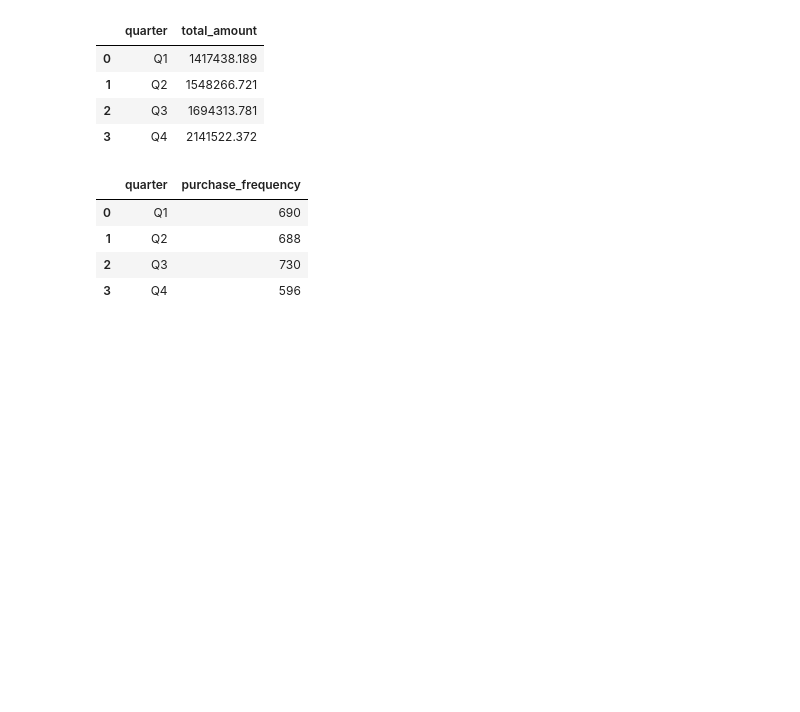
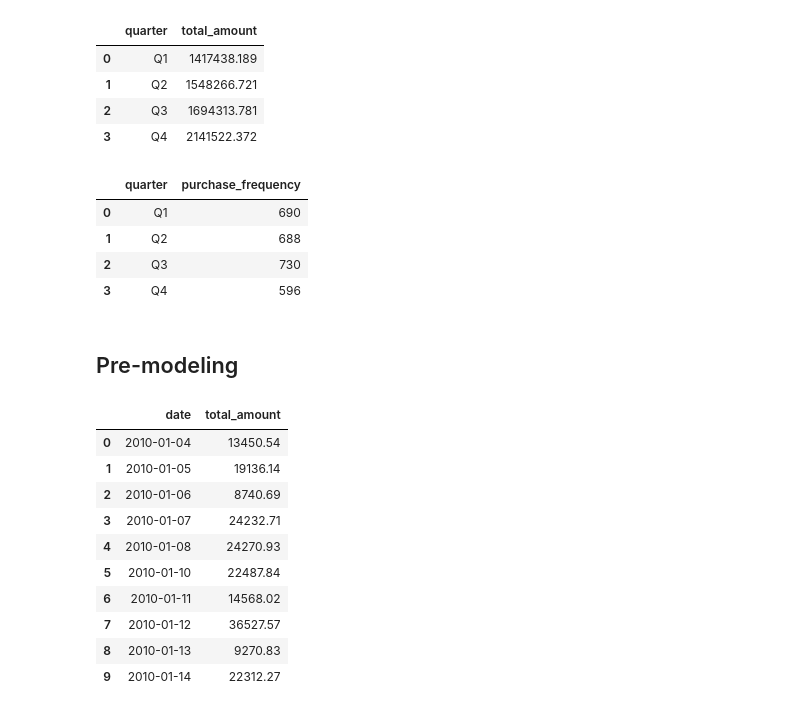
Before and after one commit to yichuang25/Forecasting-Project-Sales, a Jupyter notebook: Analysis&Modeling/Analysis(09-10)_continued.ipynb, the cells around one changed output. Drawn from its saved outputs; the diff is of its cells as text; code cells hidden in the pictures; blank space fills up the shorter version.

```diff
--- a/Analysis&Modeling/Analysis(09-10)_continued.ipynb
+++ b/Analysis&Modeling/Analysis(09-10)_continued.ipynb
@@ -128,3 +130,21 @@ fig.update_xaxes(
     range=[0,15000],  # sets the range of xaxis
 )
 fig.show()
+# %% [markdown]
+## Pre-modeling
+# %%
+sales1_byDay = sales1.groupby('date', as_index = False).sum()
+sales1_byDay = sales1_byDay.drop(columns = ['hour'])
+sales1_byDay.head(10)
+# %% [output]
+|  | date | total_amount |
+| 0 | 2010-01-04 | 13450.54 |
+| 1 | 2010-01-05 | 19136.14 |
+| 2 | 2010-01-06 | 8740.69 |
+| 3 | 2010-01-07 | 24232.71 |
+| 4 | 2010-01-08 | 24270.93 |
+| 5 | 2010-01-10 | 22487.84 |
+| 6 | 2010-01-11 | 14568.02 |
+| 7 | 2010-01-12 | 36527.57 |
+| 8 | 2010-01-13 | 9270.83 |
+| 9 | 2010-01-14 | 22312.27 |
```
Also changed, not shown: parts of 12 cells of this notebook.
